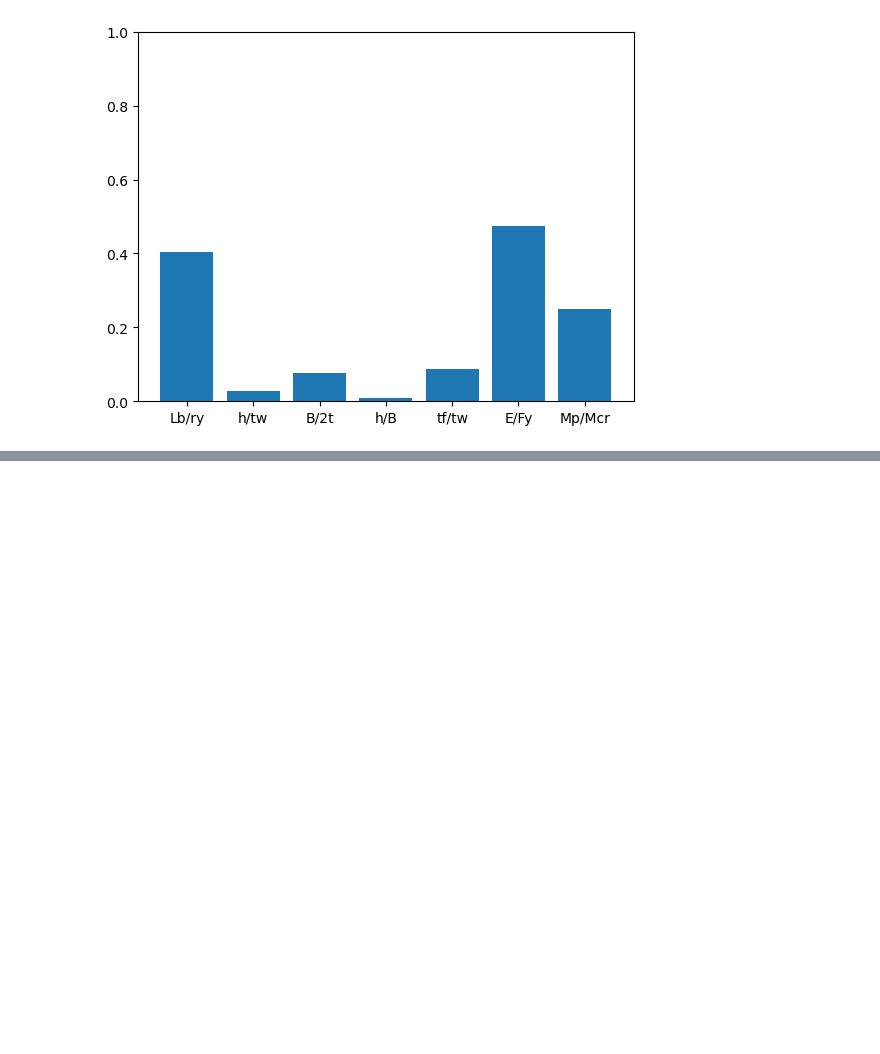
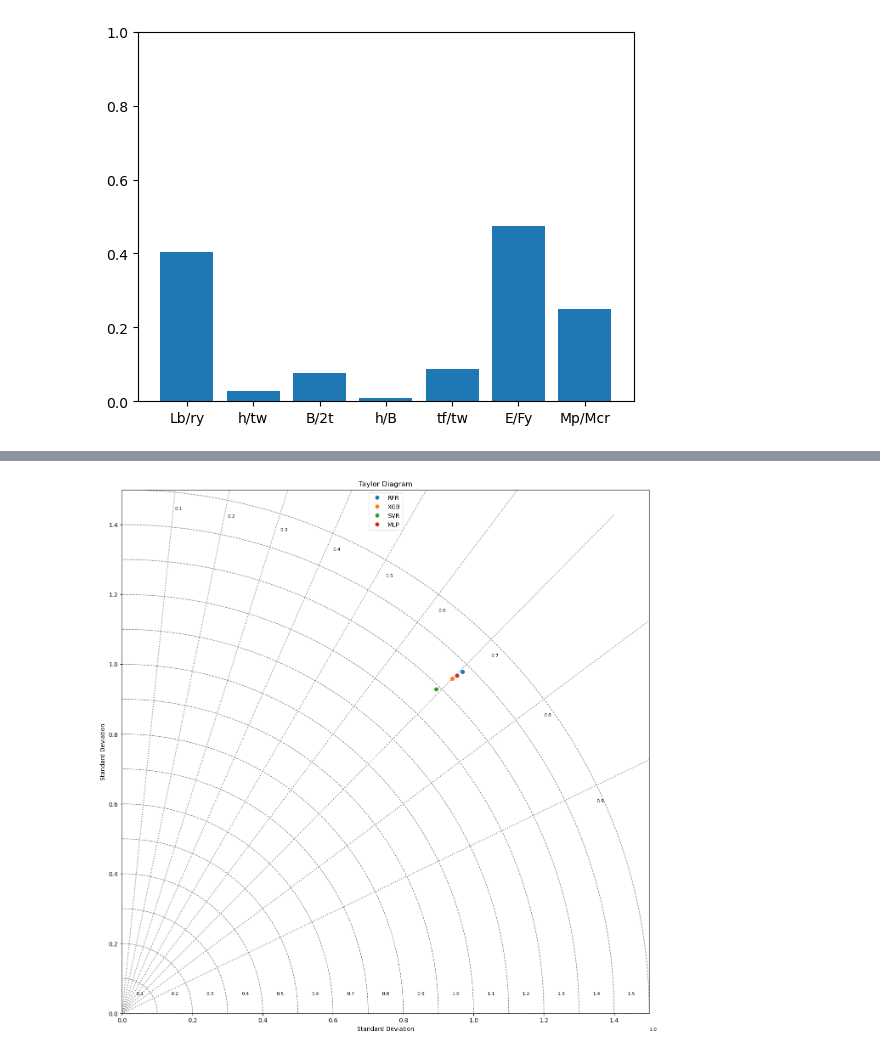
Before and after one commit to shantanu404/ibeam, a Jupyter notebook: ibeam.ipynb, the cells around one changed output, grey strips where cells are left out. Saved outputs shown, nothing was run; the diff lists cells and outputs as text; code cells hidden in the pictures; blank space fills up the shorter version.

Commit message:
Add taylor diagram

```diff
--- a/ibeam.ipynb
+++ b/ibeam.ipynb
@@ -109,10 +115,12 @@ from sklearn.svm import SVR
 from scipy.stats import loguniform, uniform
 
 svr_params = {
-    'C': loguniform(1e-3, 1e3),
+    'C': loguniform(1, 1e2),
     'epsilon': uniform(0.01, 0.1),
     'gamma': loguniform(1e-3, 1e3)
 }
 
-_ = evaluate_pipeline(SVR(), svr_params, RandomizedSearchCV)
+_, _, svr_metrics = evaluate_pipeline(SVR(), svr_params, RandomizedSearchCV)
+
+svr_metrics
 # %% [output]
@@ -138,11 +145,14 @@ nn_pipeline = Pipeline([
     ('mlp', MLPRegressor(random_state=100, early_stopping=True, max_iter=500))
 ])
 
-nn_pipeline, _ = evaluate_pipeline(nn_pipeline, nn_params)
+nn_pipeline, _, nn_metrics = evaluate_pipeline(nn_pipeline, nn_params)
 
 plt.subplot(2, 1, 1)
 plt.semilogy(nn_pipeline['mlp'].loss_curve_)
 plt.subplot(2, 1, 2)
 plt.plot(nn_pipeline['mlp'].validation_scores_)
 plt.show()
+
+
+nn_metrics
 # %% [output]
@@ -156,0 +166,9 @@ Full R2      :  0.9680391657648946
+# %%
+metrics = pd.DataFrame({
+    'RFR' : rf_metrics,
+    'XGB' : gb_metrics,
+    'SVR' : svr_metrics,
+    'MLP' : nn_metrics,
+})
+
+metrics
@@ -156,0 +183,58 @@ Full R2      :  0.9680391657648946
+# %%
+def draw_taylor_diagram_from_dataframe(metrics_df):
+    """
+    Draws a Taylor diagram from a pandas DataFrame of metrics.
+
+    Args:
+        metrics_df: A pandas DataFrame where columns are model names and rows are metrics.
+    """
+
+    # Extract metrics for Taylor diagram
+    model_names = metrics_df.columns.tolist()
+    standard_deviations = metrics_df.loc['full_r2'].apply(lambda x: x**0.5).tolist() # r2 as proxy
+    correlation_coefficients = metrics_df.loc['full_r2'].tolist() #r2 as proxy
+    centered_rms_diffs = metrics_df.loc['full_mse'].apply(lambda x: x**0.5).tolist() #mse as proxy
+
+    # Create Taylor diagram
+    fig, ax = plt.subplots(figsize=(16, 16))
+
+    # Draw arcs for standard deviation
+    std_ticks = np.arange(0.1, 1.51, 0.1)  # Adjust as needed
+    for std in std_ticks:
+        circle = plt.Circle((0, 0), std, fill=False, linestyle='--', color='gray')
+        ax.add_artist(circle)
+        ax.text(std - 0.05, 0.05, f'{std:.1f}', ha='center', va='bottom', fontsize=8)
+
+    # Draw radial lines for correlation
+    corr_ticks = np.arange(0, 1.1, 0.1)  # Adjust as needed
+    for corr in corr_ticks:
+        angle = np.arccos(corr)
+        x = 2 * np.cos(angle)  # Adjust radius as needed
+        y = 2 * np.sin(angle)
+        ax.plot([0, x], [0, y], linestyle=':', color='gray')
+        if corr > 0:
+            ax.text(x * 0.75, y * 0.75 - 0.05, f'{corr:.1f}', fontsize=8)
+
+    # Plot model points
+    for i, model_name in enumerate(model_names):
+        std = standard_deviations[i]
+        corr = correlation_coefficients[i]
+        angle = np.arccos(corr)
+        x = std * np.cos(angle)
+        y = std * np.sin(angle)
+        ax.plot(x, corr, 'o', label=model_name)
+
+    # Set axis limits and labels
+    ax.set_xlim(0, 1.5)  # Adjust as needed
+    ax.set_ylim(0, 1.5)  # Adjust as needed
+    ax.set_xlabel('Standard Deviation')
+    ax.set_ylabel('Standard Deviation')
+    ax.set_title('Taylor Diagram')
+    ax.legend()
+    ax.grid(False) #turn off default grid lines.
+
+    plt.show()
+
+draw_taylor_diagram_from_dataframe(metrics)
+# %% [output]
+[figure, added]
```
Also changed, not shown: parts of 6 cells of this notebook.
